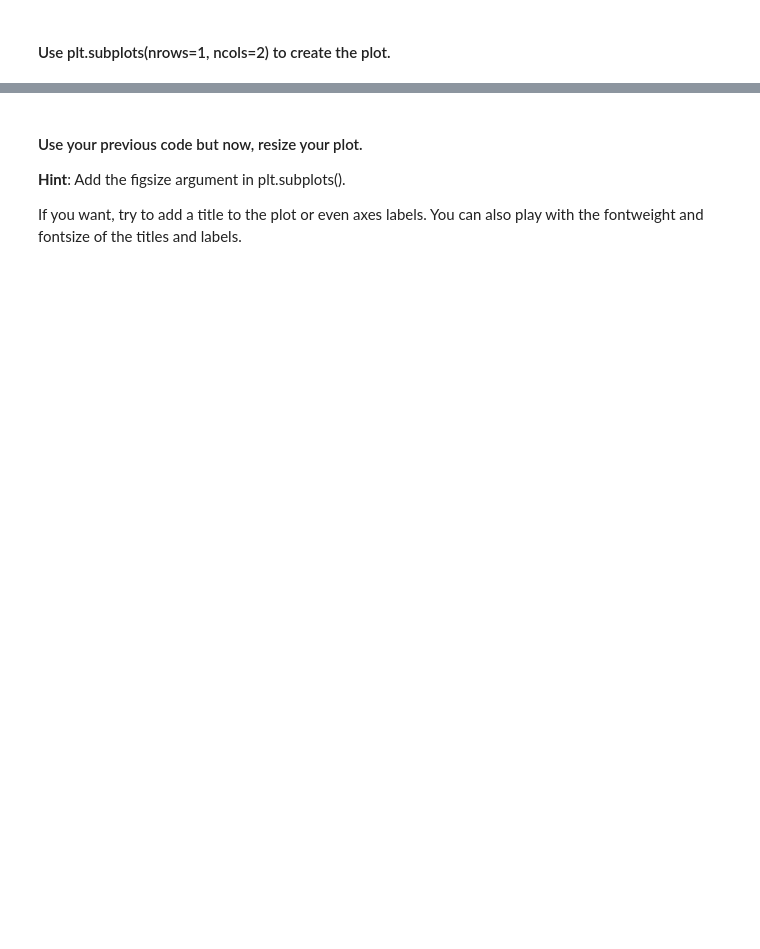
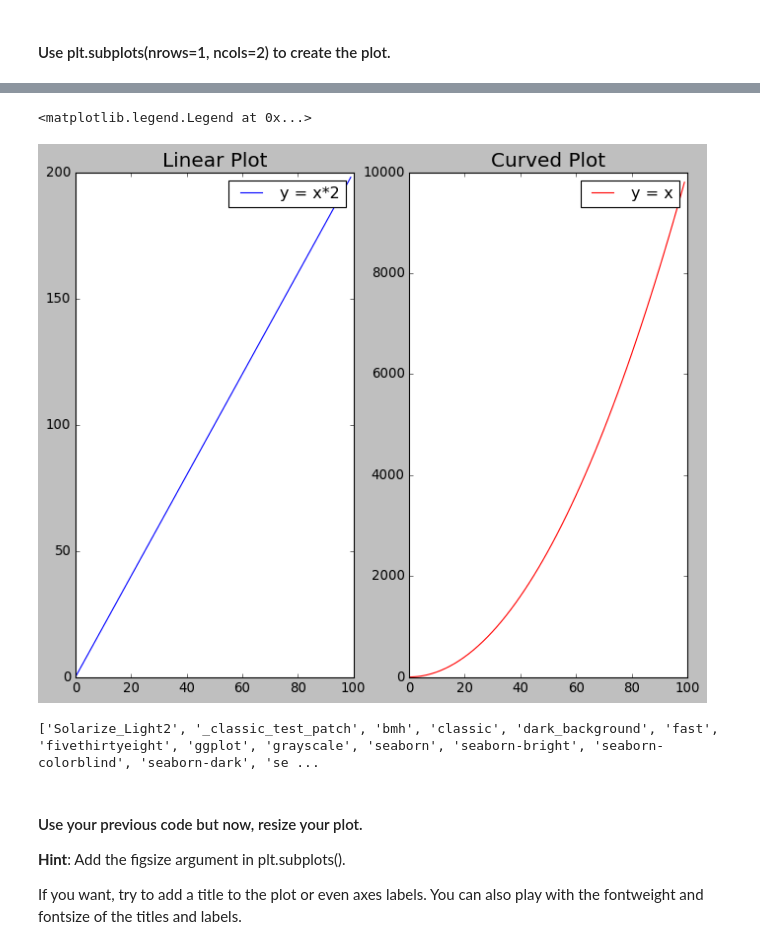
Before and after one commit to ta-data-remote/lab-matplotlib-seaborn, a Jupyter notebook: your-code/main.ipynb, the cells around one changed output, grey strips where cells are left out. Saved outputs shown, nothing was run; the diff lists cells and outputs as text; code cells hidden in the pictures; blank space fills up the shorter version.

```diff
--- a/your-code/main.ipynb
+++ b/your-code/main.ipynb
@@ -32,3 +56,27 @@ Also, play around with the linewidth and style. Use the ones you're most happy w
+# %%
+#Method 2 : using subplot
+#create figure and axes
+
+y1 = x*2
+z1 = x**2
+plt.figure(figsize = (10,8))
+
+plt.subplot(1,2,1) # single row, single column, single plot
+plt.title('Linear Plot', fontsize=18)
+plt.plot(x,y1, c='blue',label='y = x*2')
+plt.legend()
+
+plt.subplot(1,2,2)
+plt.title('Curved Plot', fontsize=18)
+plt.plot(x,z1, c='red', label='y = x')
+plt.legend()
+# %% [output]
+<matplotlib.legend.Legend at 0x...>
+[figure, added]
+# %%
+print(plt.style.available)
+# %% [output]
+['Solarize_Light2', '_classic_test_patch', 'bmh', 'classic', 'dark_background', 'fast', 'fivethirtyeight', 'ggplot', 'grayscale', 'seaborn', 'seaborn-bright', 'seaborn-colorblind', 'seaborn-dark', 'se ...
 # %% [markdown]
 #### Use your previous code but now, resize your plot.
 **Hint**: Add the figsize argument in plt.subplots().
```
Also changed, not shown: parts of 60 cells of this notebook, 3 other files.
